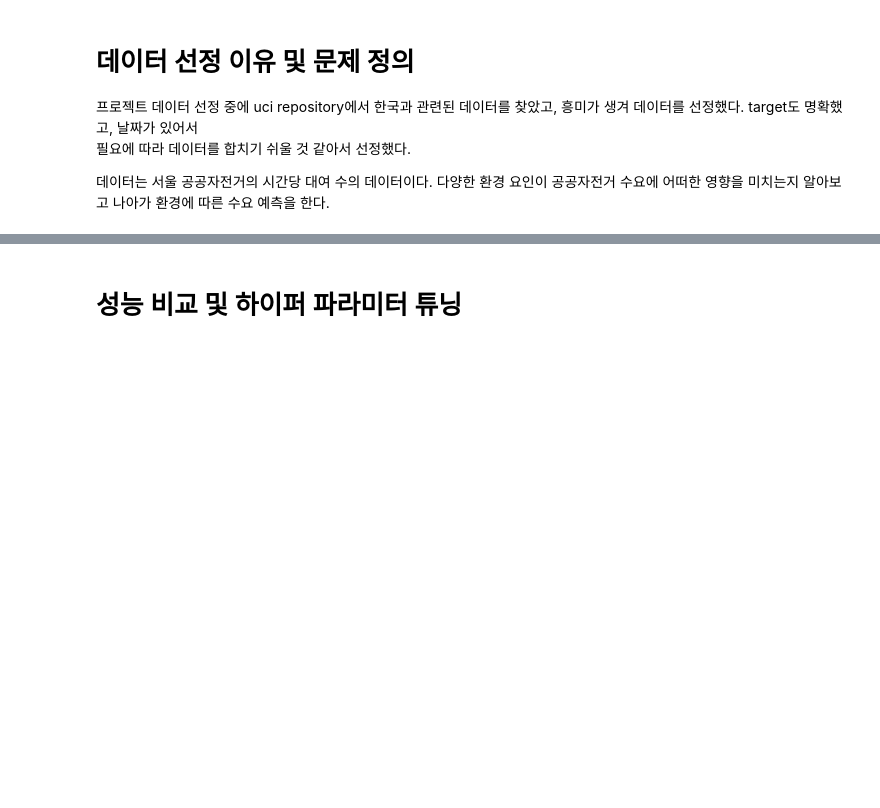
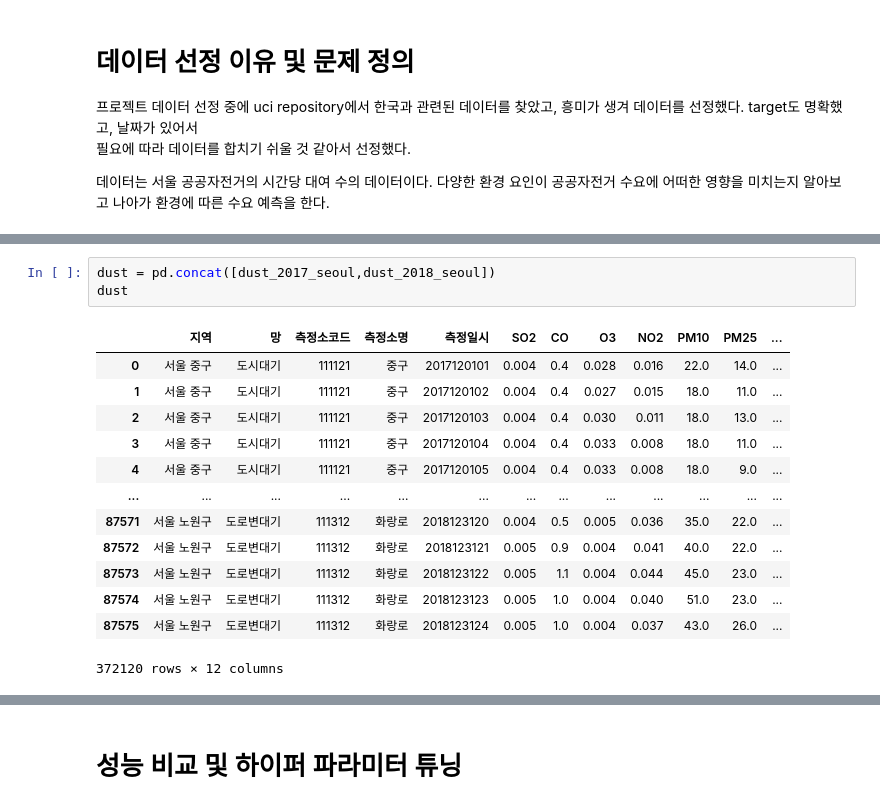
Before and after one commit to jinbyeong/project, a Jupyter notebook: AI_05_박진병_Section2.ipynb, the cells around one changed output, grey strips where cells are left out. Cells and saved outputs as stored; diff of their text form; blank space fills up the shorter version.

```diff
--- a/AI_05_박진병_Section2.ipynb
+++ b/AI_05_박진병_Section2.ipynb
@@ -84,0 +158,17 @@ PDP, SHAP을 활용하여 최종 모델을 설명합니다
+# %%
+dust = pd.concat([dust_2017_seoul,dust_2018_seoul])
+dust
+# %% [output]
+|  | 지역 | 망 | 측정소코드 | 측정소명 | 측정일시 | SO2 | CO | O3 | NO2 | PM10 | PM25 | ... |
+| 0 | 서울 중구 | 도시대기 | 111121 | 중구 | 2017120101 | 0.004 | 0.4 | 0.028 | 0.016 | 22.0 | 14.0 | ... |
+| 1 | 서울 중구 | 도시대기 | 111121 | 중구 | 2017120102 | 0.004 | 0.4 | 0.027 | 0.015 | 18.0 | 11.0 | ... |
+| 2 | 서울 중구 | 도시대기 | 111121 | 중구 | 2017120103 | 0.004 | 0.4 | 0.030 | 0.011 | 18.0 | 13.0 | ... |
+| 3 | 서울 중구 | 도시대기 | 111121 | 중구 | 2017120104 | 0.004 | 0.4 | 0.033 | 0.008 | 18.0 | 11.0 | ... |
+| 4 | 서울 중구 | 도시대기 | 111121 | 중구 | 2017120105 | 0.004 | 0.4 | 0.033 | 0.008 | 18.0 | 9.0 | ... |
+| ... | ... | ... | ... | ... | ... | ... | ... | ... | ... | ... | ... | ... |
+| 87571 | 서울 노원구 | 도로변대기 | 111312 | 화랑로 | 2018123120 | 0.004 | 0.5 | 0.005 | 0.036 | 35.0 | 22.0 | ... |
+| 87572 | 서울 노원구 | 도로변대기 | 111312 | 화랑로 | 2018123121 | 0.005 | 0.9 | 0.004 | 0.041 | 40.0 | 22.0 | ... |
+| 87573 | 서울 노원구 | 도로변대기 | 111312 | 화랑로 | 2018123122 | 0.005 | 1.1 | 0.004 | 0.044 | 45.0 | 23.0 | ... |
+| 87574 | 서울 노원구 | 도로변대기 | 111312 | 화랑로 | 2018123123 | 0.005 | 1.0 | 0.004 | 0.040 | 51.0 | 23.0 | ... |
+| 87575 | 서울 노원구 | 도로변대기 | 111312 | 화랑로 | 2018123124 | 0.005 | 1.0 | 0.004 | 0.037 | 43.0 | 26.0 | ... |
+372120 rows × 12 columns
```
Also changed, not shown: parts of 32 cells of this notebook.
